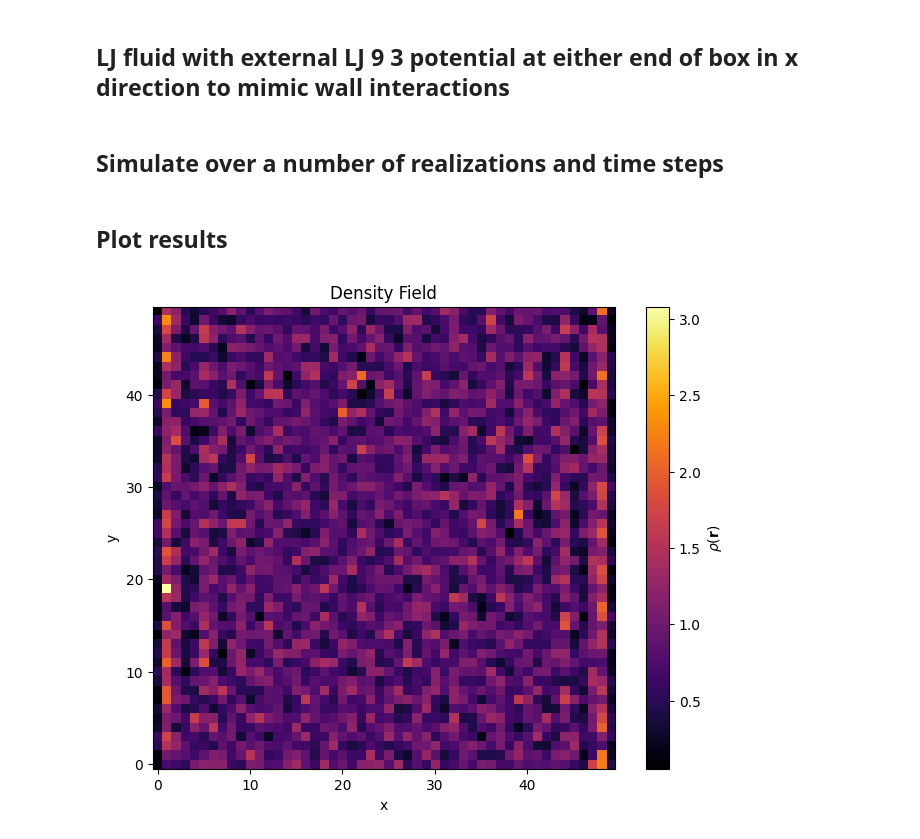
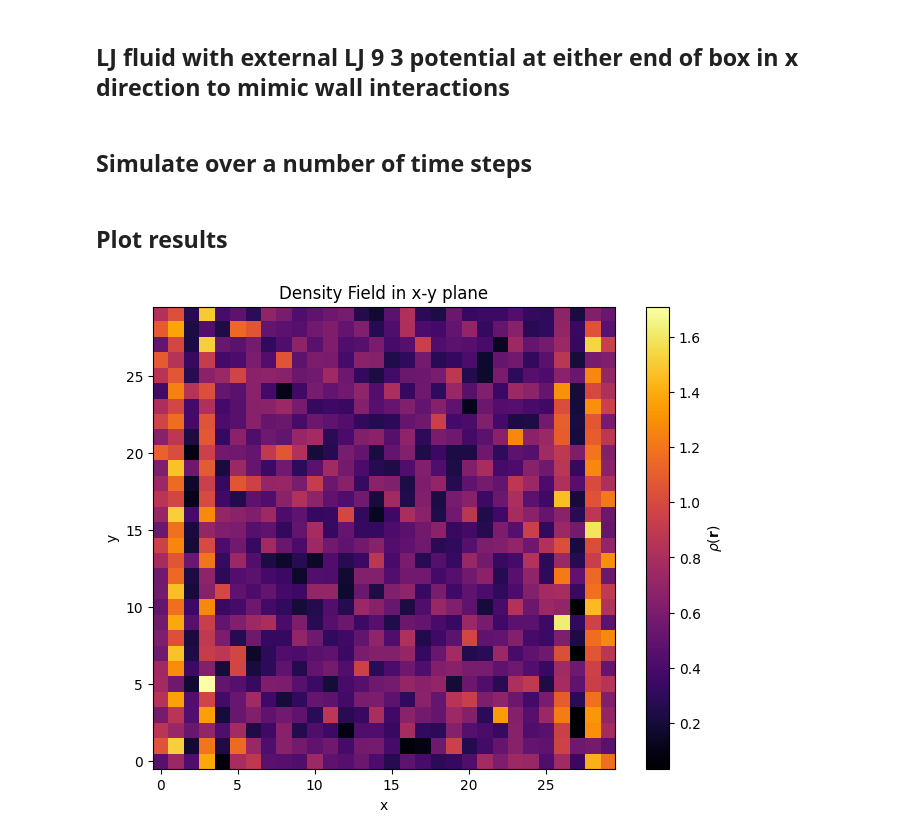
Before and after one commit to tkayutg/MD-sims-NO, a Jupyter notebook: Notebooks/LJ_confined.ipynb, the cells around one changed output. Saved outputs shown, nothing was run; the diff lists cells and outputs as text; code cells hidden in the pictures.

Commit message:
Changed parameters into 3d and only time average

```diff
--- a/Notebooks/LJ_confined.ipynb
+++ b/Notebooks/LJ_confined.ipynb
@@ -18,22 +17,22 @@ from jax.scipy.special import gamma
 # %%
 # Parameters
-num_realizations=10
-num_steps = 5000
-num_bins = 50
+num_realizations=1
+num_steps = 30000
+num_bins = 30
 dt = 1e-3
 sigma = 1.0
 epsilon = 1.0
 kT = 1
-Nx = 12
-spacing = 1.1 * sigma
+Nx = 10
+spacing = 1.2 * sigma
 side_length = Nx * spacing
-dim=2
+dim=3
 num_particles=Nx**dim
 density=num_particles/side_length**dim
 num_bins_gr = 100
 box_vol = side_length**dim
 sigma_wall=1
-epsilon_wall=1
+epsilon_wall=3
 num_steps_equilibrium=2000
 # %%
 #Grid set up for density field and radial distribution function
@@ -135,14 +134,14 @@ def compute_gr(positions, pair_displacement, r_bins, density, num_particles, dim
 
     return gr
 # %% [markdown]
-## Simulate over a number of realizations and time steps
+## Simulate over a number of time steps
 # %%
-for realization in tqdm(range(num_realizations)):
+for realization in range(num_realizations):
     key = random.PRNGKey(realization)  # Different seed for each realization
     random_offset = np.random.uniform(-max_offset, max_offset, size=(Nx**dim, dim))
     R = jnp.array(base_R + random_offset)
     state = init_fn(key, R)
-    for t in range(num_steps):
+    for t in tqdm(range(num_steps)):
         state = apply_fn(state)
         R_t = state.position
         if t>=(num_steps-num_steps_equilibrium):
@@ -174,12 +173,12 @@ gr_ensemble_avg_time = jnp.mean(gr_ensemble_avg, axis=0)  # Average over realiza
 # %%
 # Plot density
 # averaged over time after equilibration
 plt.figure(figsize=(8, 6))
 plt.imshow(jnp.mean(rho_ensemble_avg_time,axis=tuple(x for x in range(0, dim + 1) if x != 1 and x != 2)).T, origin='lower', cmap='inferno')
 plt.colorbar(label=r'$ \rho(\mathbf{r}) $')
 plt.xlabel('x')
 plt.ylabel('y')
-plt.title('Density Field')
+plt.title('Density Field in x-y plane')
 plt.show()
 # %% [output]
-[figure, old version]
+[figure, new version]
```
Also changed, not shown: parts of 8 cells of this notebook.
